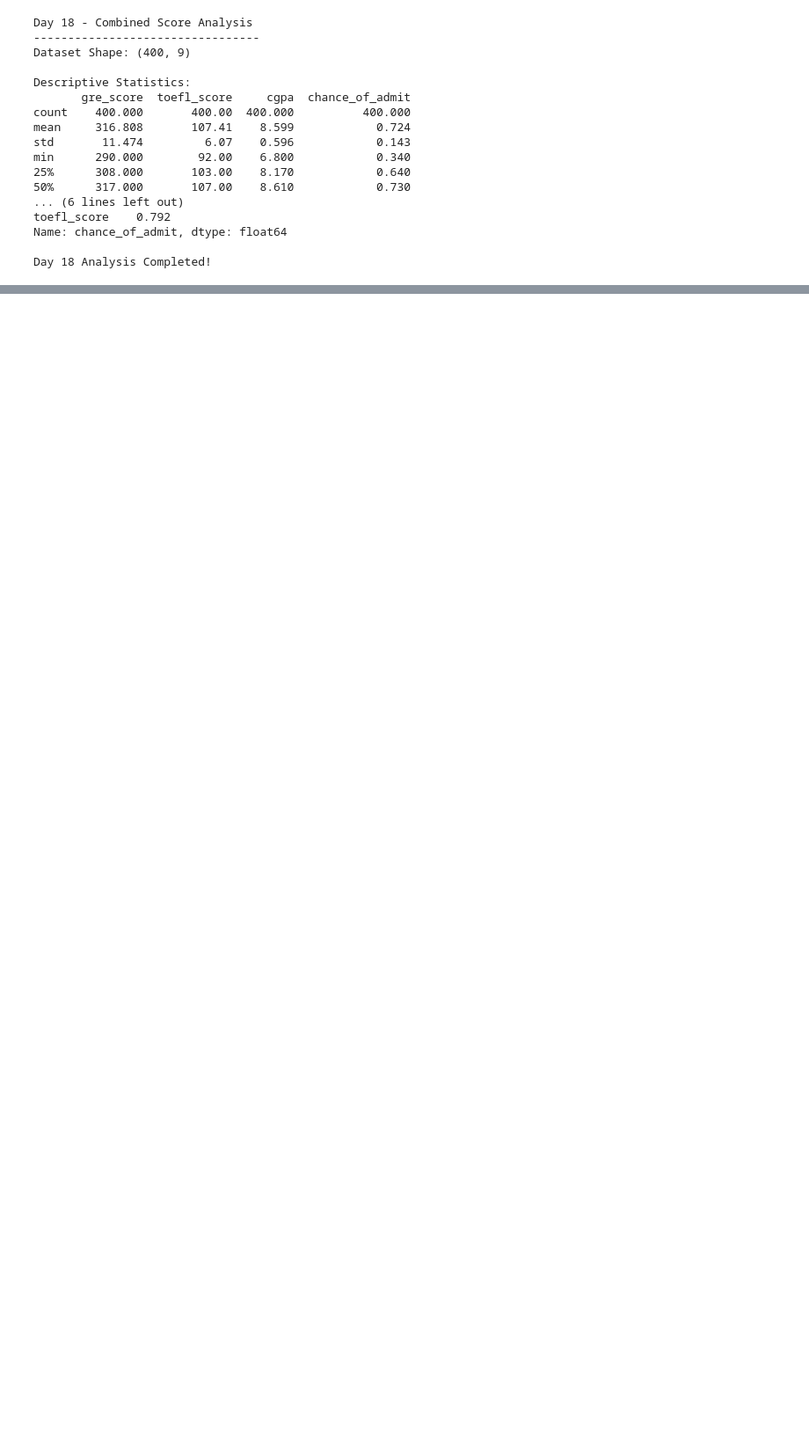
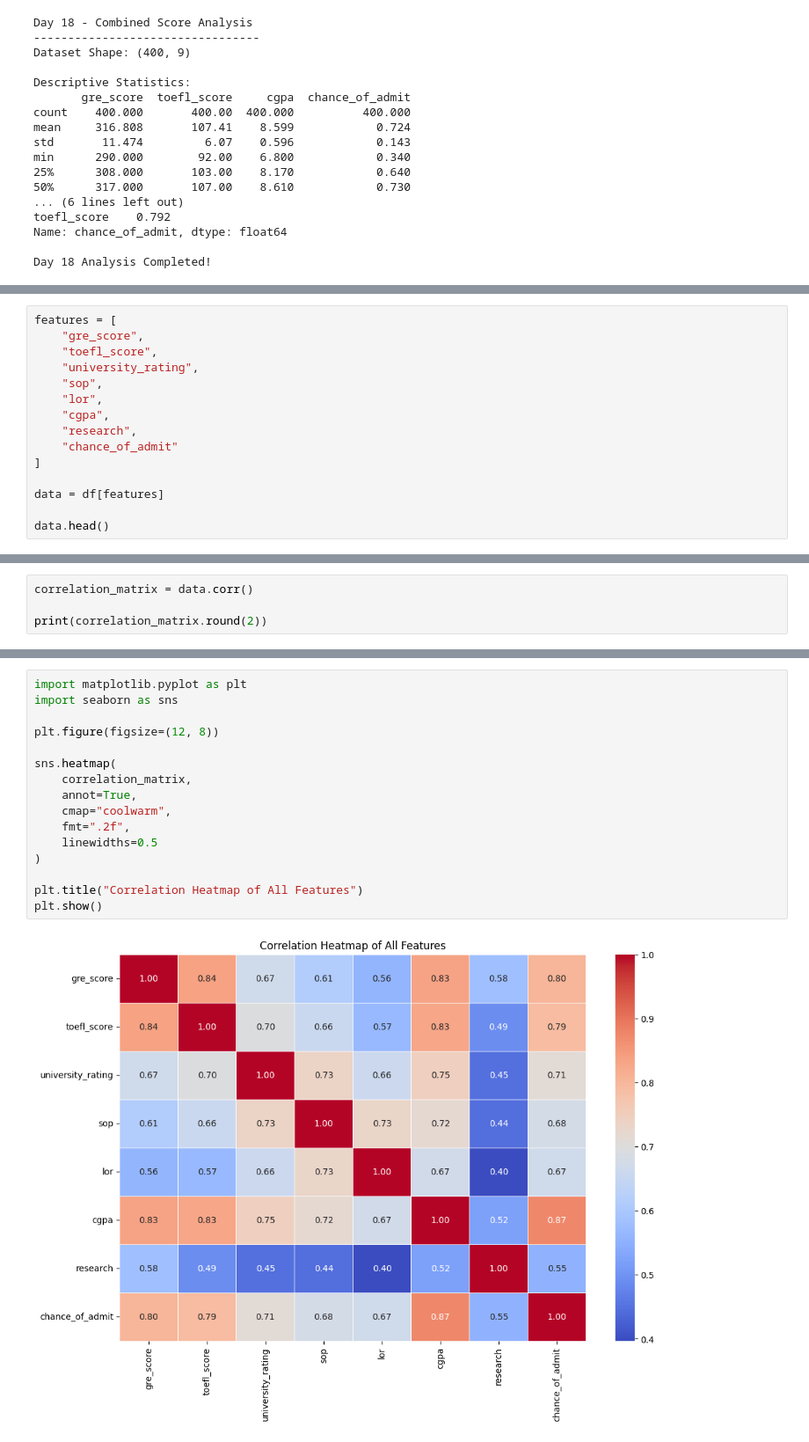
Before and after one commit to sumanamishra1120-ux/Chance-of-Admission-Higher-Studies, a Jupyter notebook: Chance_of_Admission_Higher_Studies.ipynb, the cells around one changed output, grey strips where cells are left out. Shown at 88% size. Saved outputs shown, nothing was run; the diff lists cells and outputs as text; blank space fills up the shorter version.

Commit message:
Day 19 - Correlation Analysis

```diff
--- a/Chance_of_Admission_Higher_Studies.ipynb
+++ b/Chance_of_Admission_Higher_Studies.ipynb
@@ -2747,0 +2762,15 @@ Day 18 Analysis Completed!
+# %%
+features = [
+    "gre_score",
+    "toefl_score",
+    "university_rating",
+    "sop",
+    "lor",
+    "cgpa",
+    "research",
+    "chance_of_admit"
+]
+
+data = df[features]
+
+data.head()
@@ -2747,0 +2796,4 @@ Day 18 Analysis Completed!
+# %%
+correlation_matrix = data.corr()
+
+print(correlation_matrix.round(2))
@@ -2747,0 +2820,18 @@ Day 18 Analysis Completed!
+# %%
+import matplotlib.pyplot as plt
+import seaborn as sns
+
+plt.figure(figsize=(12, 8))
+
+sns.heatmap(
+    correlation_matrix,
+    annot=True,
+    cmap="coolwarm",
+    fmt=".2f",
+    linewidths=0.5
+)
+
+plt.title("Correlation Heatmap of All Features")
+plt.show()
+# %% [output]
+[figure, added]
```
Also changed, not shown: parts of 14 cells of this notebook.
